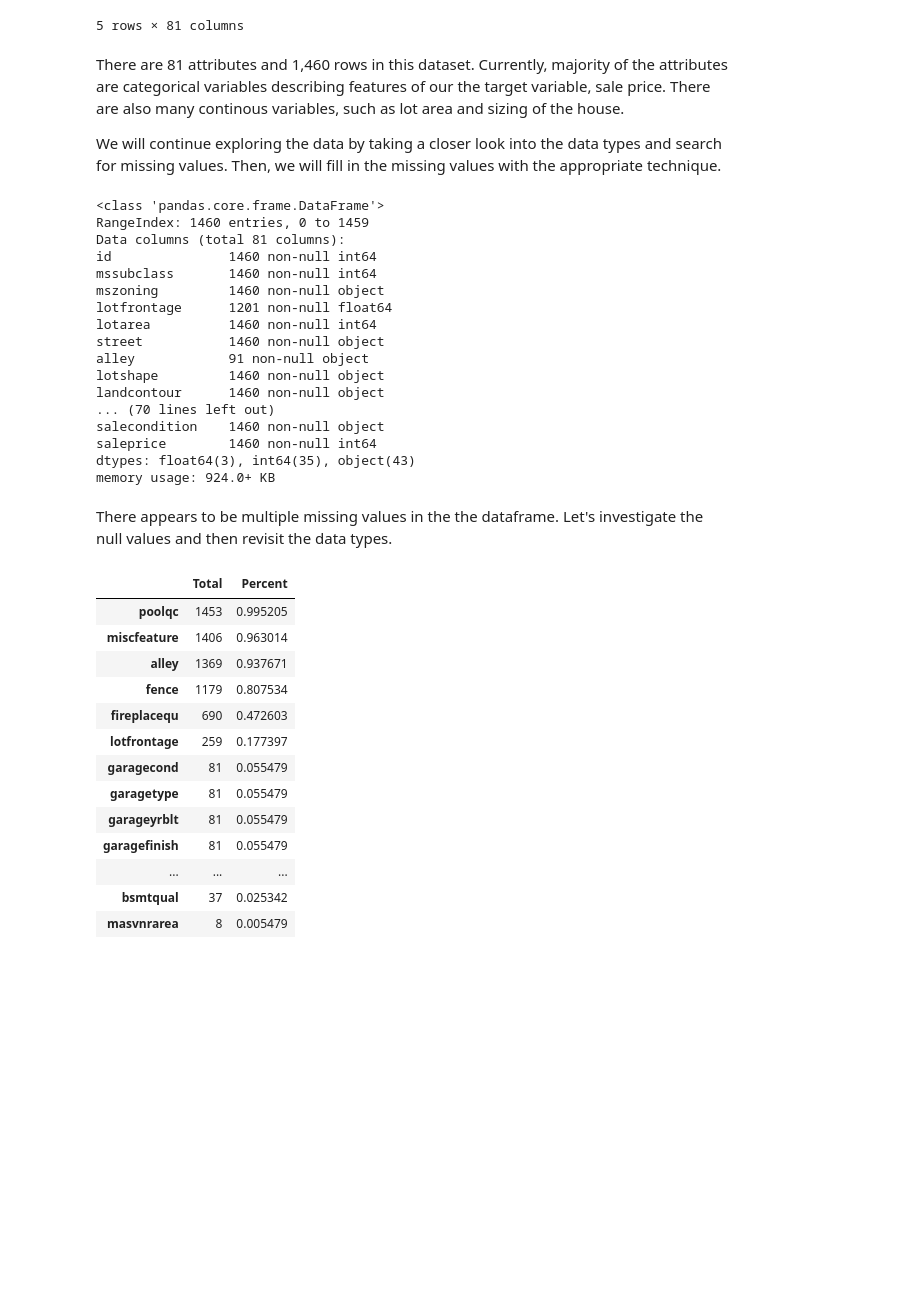
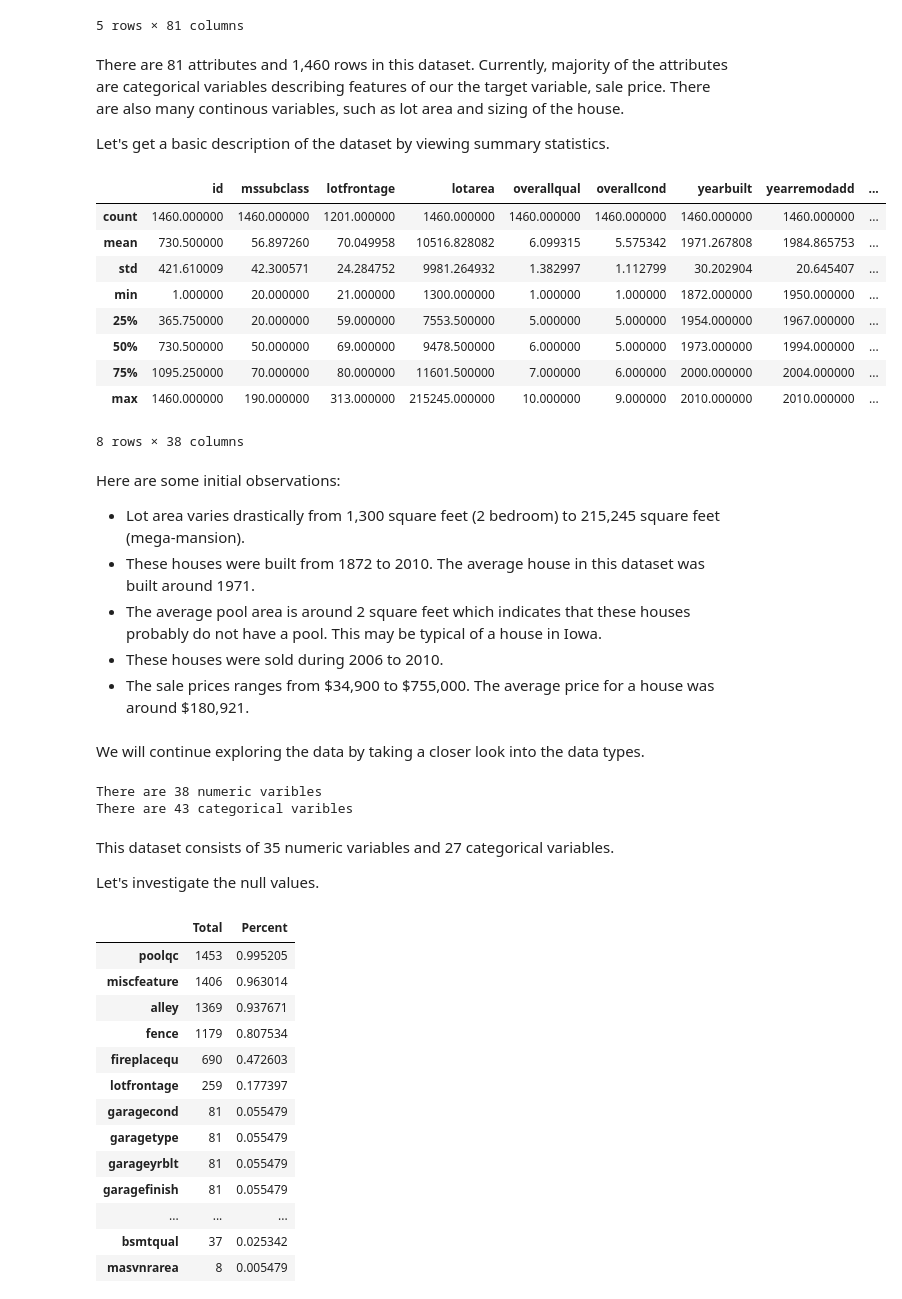
Before and after one commit to tsaw8/Thinkful_Project, a Jupyter notebook: Module 19: Supervised learning: solving regression problems/Simple linear regression with OLS (ordinary least squares).ipynb, the cells around one changed output. Cells and saved outputs as stored; diff of their text form; code cells hidden in the pictures; blank space fills up the shorter version.

```diff
--- a/Module 19: Supervised learning: solving regression problems/Simple linear regression with OLS (ordinary least squares).ipynb
+++ b/Module 19: Supervised learning: solving regression problems/Simple linear regression with OLS (ordinary least squares).ipynb
@@ -57,31 +62,48 @@ df.head()
 # %% [markdown]
 There are 81 attributes and 1,460 rows in this dataset. Currently, majority of the attributes are categorical variables describing features of our the target variable, sale price. There are also many continous variables, such as lot area and sizing of the house.
 
-We will continue exploring the data by taking a closer look into the data types and search for missing values. Then, we will fill in the missing values with the appropriate technique.
+Let's get a basic description of the dataset by viewing summary statistics.
-# %%
-# Verify data types
-
-df.info()
-# %% [output]
-<class 'pandas.core.frame.DataFrame'>
-RangeIndex: 1460 entries, 0 to 1459
-Data columns (total 81 columns):
-id               1460 non-null int64
-mssubclass       1460 non-null int64
-mszoning         1460 non-null object
-lotfrontage      1201 non-null float64
-lotarea          1460 non-null int64
-street           1460 non-null object
-alley            91 non-null object
-lotshape         1460 non-null object
-landcontour      1460 non-null object
-... (70 lines left out)
-salecondition    1460 non-null object
-saleprice        1460 non-null int64
-dtypes: float64(3), int64(35), object(43)
-memory usage: 924.0+ KB
-# %% [markdown]
-There appears to be multiple missing values in the the dataframe. Let's investigate the null values and then revisit the data types.
+# %%
+# Datafram statistics
+
+df.describe()
+# %% [output]
+|  | id | mssubclass | lotfrontage | lotarea | overallqual | overallcond | yearbuilt | yearremodadd | ... |
+| count | 1460.000000 | 1460.000000 | 1201.000000 | 1460.000000 | 1460.000000 | 1460.000000 | 1460.000000 | 1460.000000 | ... |
+| mean | 730.500000 | 56.897260 | 70.049958 | 10516.828082 | 6.099315 | 5.575342 | 1971.267808 | 1984.865753 | ... |
+| std | 421.610009 | 42.300571 | 24.284752 | 9981.264932 | 1.382997 | 1.112799 | 30.202904 | 20.645407 | ... |
+| min | 1.000000 | 20.000000 | 21.000000 | 1300.000000 | 1.000000 | 1.000000 | 1872.000000 | 1950.000000 | ... |
+| 25% | 365.750000 | 20.000000 | 59.000000 | 7553.500000 | 5.000000 | 5.000000 | 1954.000000 | 1967.000000 | ... |
+| 50% | 730.500000 | 50.000000 | 69.000000 | 9478.500000 | 6.000000 | 5.000000 | 1973.000000 | 1994.000000 | ... |
+| 75% | 1095.250000 | 70.000000 | 80.000000 | 11601.500000 | 7.000000 | 6.000000 | 2000.000000 | 2004.000000 | ... |
+| max | 1460.000000 | 190.000000 | 313.000000 | 215245.000000 | 10.000000 | 9.000000 | 2010.000000 | 2010.000000 | ... |
+8 rows × 38 columns
+# %% [markdown]
+Here are some initial observations:
+ - Lot area varies drastically from 1,300 square feet (2 bedroom) to 215,245  square feet (mega-mansion).
+ - These houses were built from 1872 to 2010. The average house in this dataset was built around 1971.
+ - The average pool area is around 2 square feet which indicates that these houses probably do not have a pool. This may be typical of a house in Iowa.
+ - These houses were sold during 2006 to 2010.
+ - The sale prices ranges from \$34,900 to \$755,000. The average price for a house was around \$180,921.
+# %% [markdown]
+We will continue exploring the data by taking a closer look into the data types.
+# %%
+# Datatypes
+
+df.dtypes
+
+num_var = df.select_dtypes(['int64', 'float64']).columns
+print('There are {} numeric varibles'.format(len(num_var)))
+
+cat_var = df.select_dtypes(['object']).columns
+print('There are {} categorical varibles'.format(len(cat_var)))
+# %% [output]
+There are 38 numeric varibles
+There are 43 categorical varibles
+# %% [markdown]
+This dataset consists of 35 numeric variables and 27 categorical variables.
+
+Let's investigate the null values.
 # %%
 # Percentage of missing values
 
```
Also changed, not shown: parts of 30 cells of this notebook.
